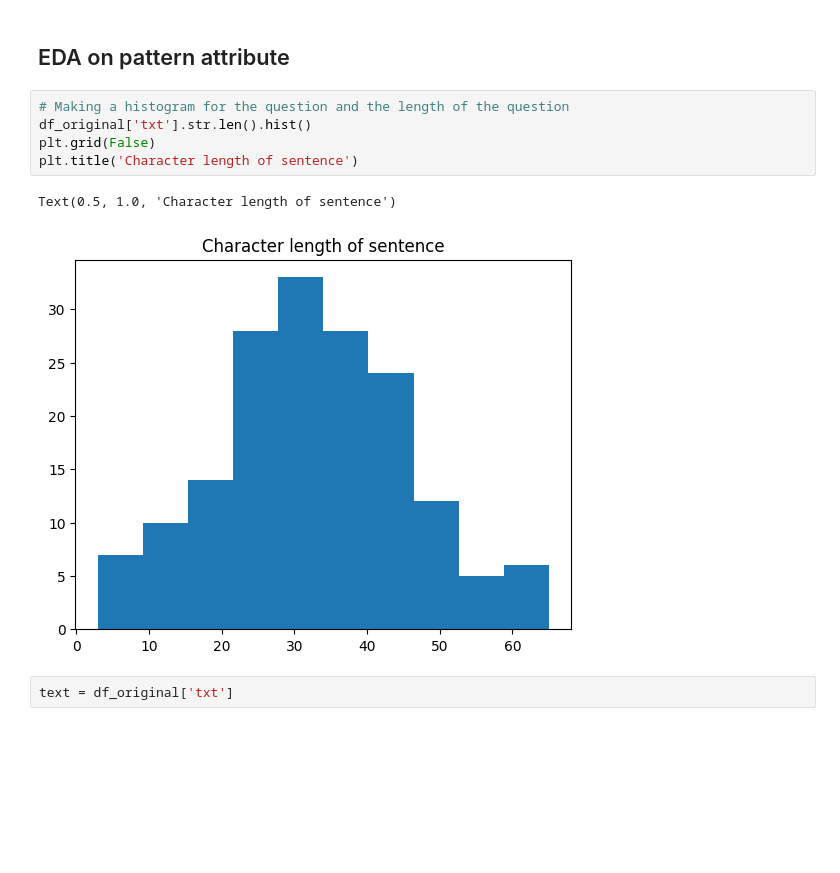
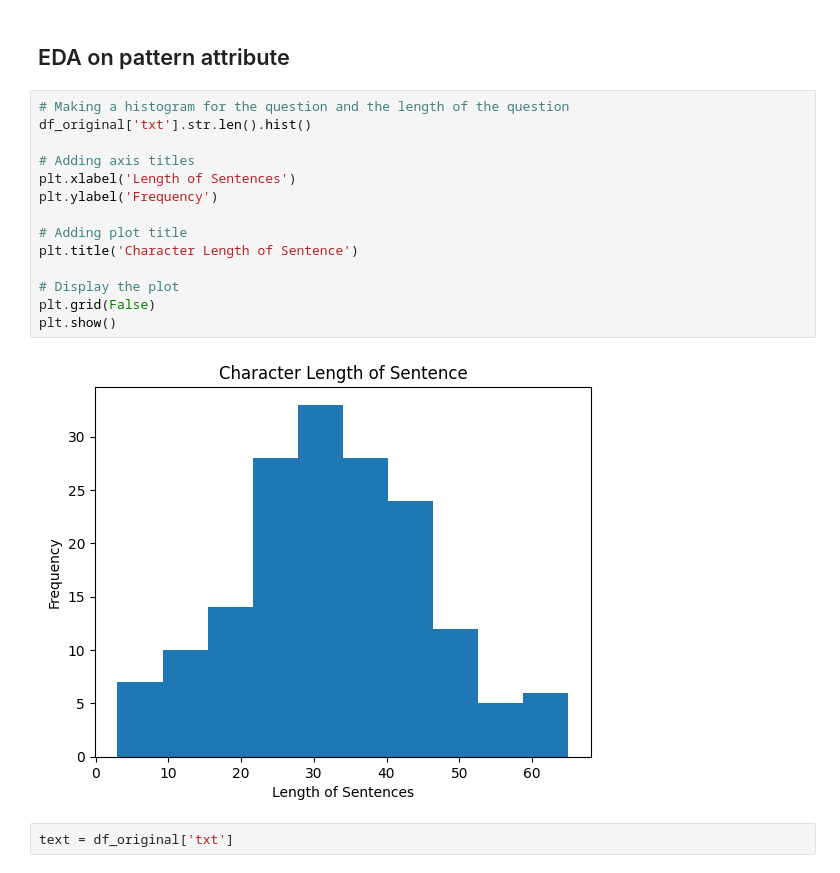
Before and after one commit to tobiasmj97/M3_Semester_Project, a Jupyter notebook: da_chatbot.ipynb, the cells around one changed output. Saved outputs shown, nothing was run; the diff lists cells and outputs as text; blank space fills up the shorter version.

```diff
--- a/da_chatbot.ipynb
+++ b/da_chatbot.ipynb
@@ -193,11 +193,19 @@ Name: txt, dtype: int64
 # %%
 # Making a histogram for the question and the length of the question
 df_original['txt'].str.len().hist()
+
+# Adding axis titles
+plt.xlabel('Length of Sentences')
+plt.ylabel('Frequency')
+
+# Adding plot title
+plt.title('Character Length of Sentence')
+
+# Display the plot
 plt.grid(False)
-plt.title('Character length of sentence')
+plt.show()
 # %% [output]
-Text(0.5, 1.0, 'Character length of sentence')
-[figure, old version]
+[figure, new version]
 # %%
 text = df_original['txt']
 # %%
```
Also changed, not shown: parts of 18 cells of this notebook.
